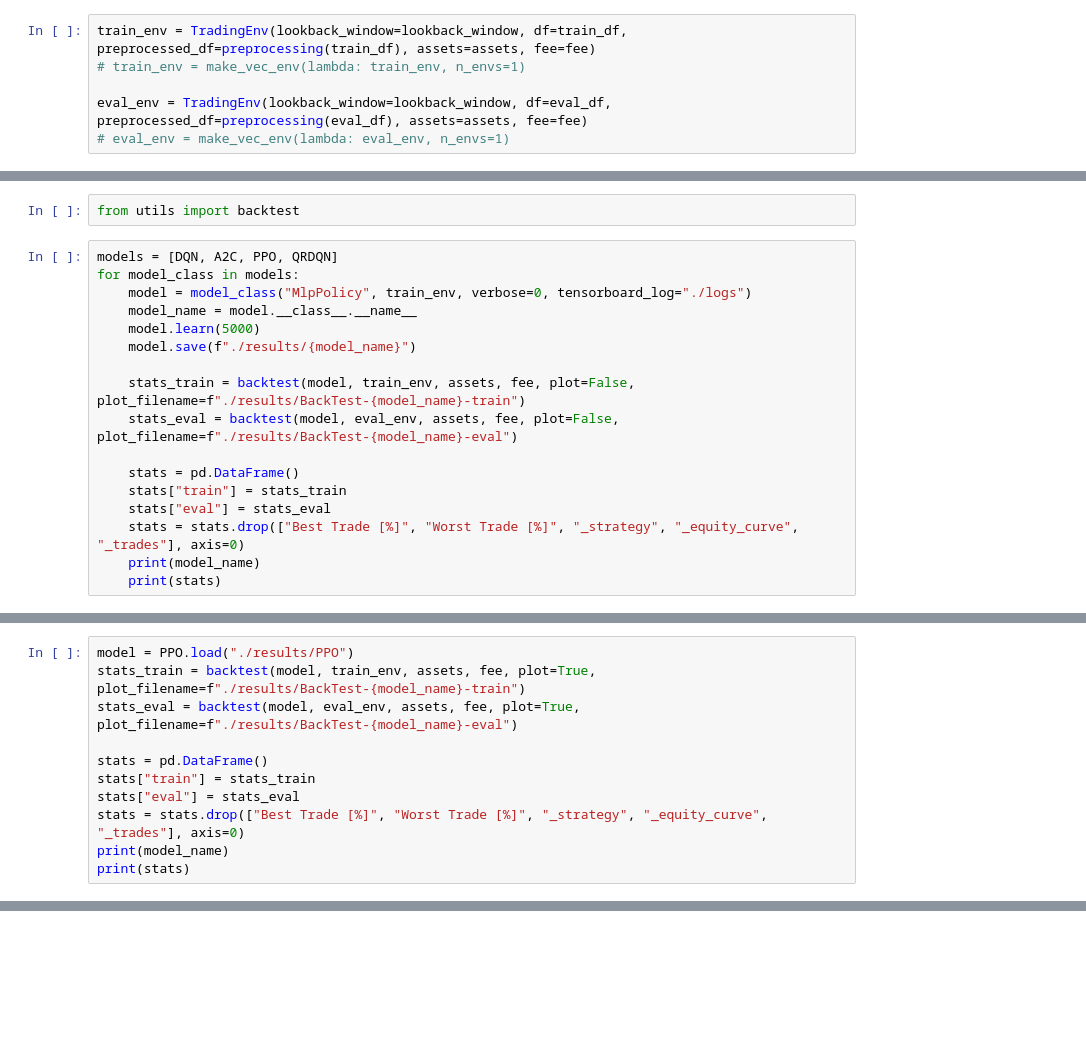
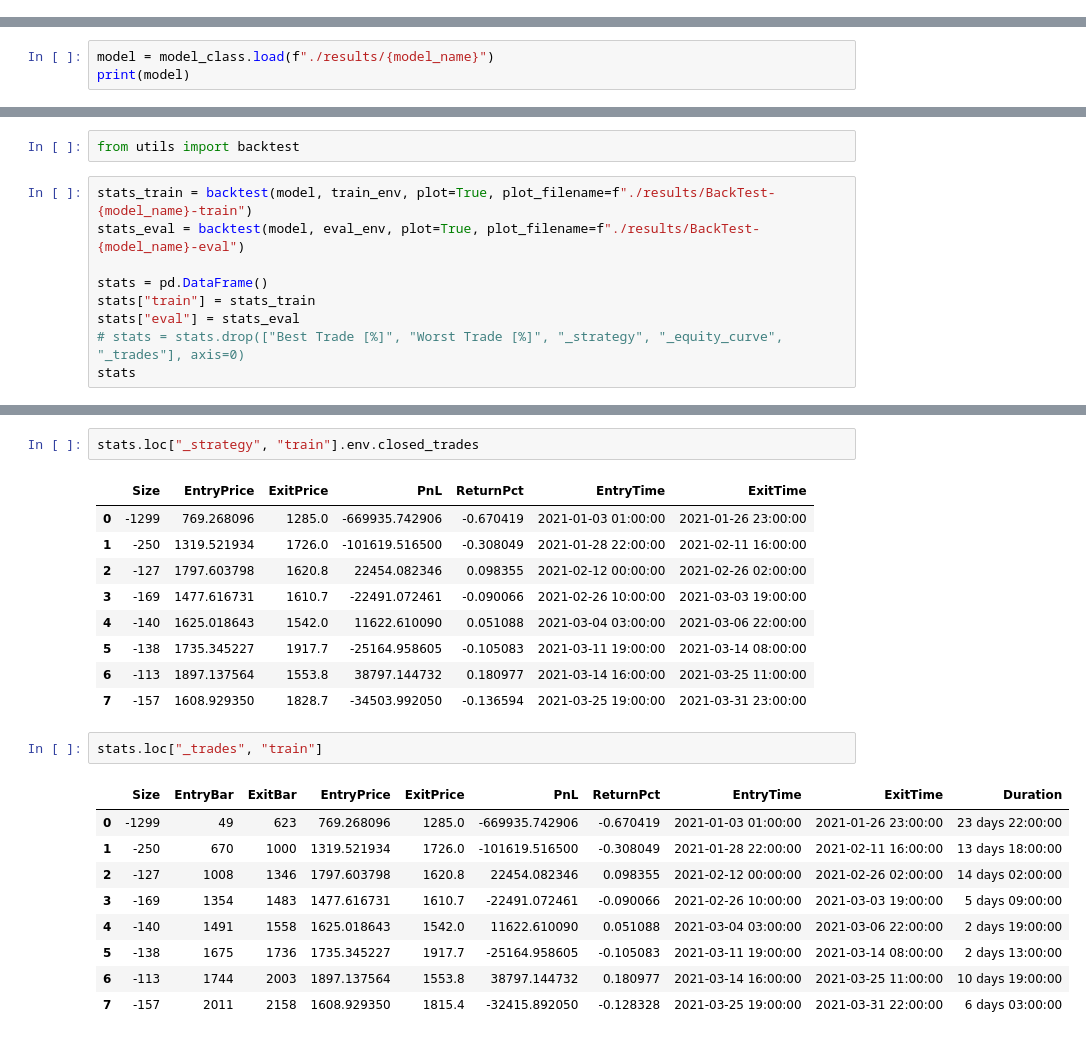
Before and after one commit to napnel/UoA-thesis-s1260099, a Jupyter notebook: main.ipynb, the cells around one changed output, grey strips where cells are left out. Drawn from its saved outputs; the diff is of its cells as text; blank space fills up the shorter version.

```diff
--- a/main.ipynb
+++ b/main.ipynb
@@ -34,6 +72,0 @@ Date
-# %%
-train_env = TradingEnv(lookback_window=lookback_window, df=train_df, preprocessed_df=preprocessing(train_df), assets=assets, fee=fee)
-# train_env = make_vec_env(lambda: train_env, n_envs=1)
-
-eval_env = TradingEnv(lookback_window=lookback_window, df=eval_df, preprocessed_df=preprocessing(eval_df), assets=assets, fee=fee)
-# eval_env = make_vec_env(lambda: eval_env, n_envs=1)
@@ -39,0 +85,3 @@ eval_env = TradingEnv(lookback_window=lookback_window, df=eval_df, preprocessed_
+# %%
+model = model_class.load(f"./results/{model_name}")
+print(model)
@@ -40,20 +131,12 @@ eval_env = TradingEnv(lookback_window=lookback_window, df=eval_df, preprocessed_
 # %%
 from utils import backtest
 # %%
-models = [DQN, A2C, PPO, QRDQN]
-for model_class in models:
-    model = model_class("MlpPolicy", train_env, verbose=0, tensorboard_log="./logs")
-    model_name = model.__class__.__name__
-    model.learn(5000)
-    model.save(f"./results/{model_name}")
+stats_train = backtest(model, train_env, plot=True, plot_filename=f"./results/BackTest-{model_name}-train")
+stats_eval = backtest(model, eval_env, plot=True, plot_filename=f"./results/BackTest-{model_name}-eval")
 
-    stats_train = backtest(model, train_env, assets, fee, plot=False, plot_filename=f"./results/BackTest-{model_name}-train")
-    stats_eval = backtest(model, eval_env, assets, fee, plot=False, plot_filename=f"./results/BackTest-{model_name}-eval")
-
-    stats = pd.DataFrame()
-    stats["train"] = stats_train
-    stats["eval"] = stats_eval
-    stats = stats.drop(["Best Trade [%]", "Worst Trade [%]", "_strategy", "_equity_curve", "_trades"], axis=0)
-    print(model_name)
-    print(stats)
+stats = pd.DataFrame()
+stats["train"] = stats_train
+stats["eval"] = stats_eval
+# stats = stats.drop(["Best Trade [%]", "Worst Trade [%]", "_strategy", "_equity_curve", "_trades"], axis=0)
+stats
 # %% [output]
@@ -94,11 +159,0 @@ del model
-# %%
-model = PPO.load("./results/PPO")
-stats_train = backtest(model, train_env, assets, fee, plot=True, plot_filename=f"./results/BackTest-{model_name}-train")
-stats_eval = backtest(model, eval_env, assets, fee, plot=True, plot_filename=f"./results/BackTest-{model_name}-eval")
-
-stats = pd.DataFrame()
-stats["train"] = stats_train
-stats["eval"] = stats_eval
-stats = stats.drop(["Best Trade [%]", "Worst Trade [%]", "_strategy", "_equity_curve", "_trades"], axis=0)
-print(model_name)
-print(stats)
@@ -122,0 +160,24 @@ SQN                                  -0.318             -1.13355
+# %%
+stats.loc["_strategy", "train"].env.closed_trades
+# %% [output]
+|  | Size | EntryPrice | ExitPrice | PnL | ReturnPct | EntryTime | ExitTime |
+| 0 | -1299 | 769.268096 | 1285.0 | -669935.742906 | -0.670419 | 2021-01-03 01:00:00 | 2021-01-26 23:00:00 |
+| 1 | -250 | 1319.521934 | 1726.0 | -101619.516500 | -0.308049 | 2021-01-28 22:00:00 | 2021-02-11 16:00:00 |
+| 2 | -127 | 1797.603798 | 1620.8 | 22454.082346 | 0.098355 | 2021-02-12 00:00:00 | 2021-02-26 02:00:00 |
+| 3 | -169 | 1477.616731 | 1610.7 | -22491.072461 | -0.090066 | 2021-02-26 10:00:00 | 2021-03-03 19:00:00 |
+| 4 | -140 | 1625.018643 | 1542.0 | 11622.610090 | 0.051088 | 2021-03-04 03:00:00 | 2021-03-06 22:00:00 |
+| 5 | -138 | 1735.345227 | 1917.7 | -25164.958605 | -0.105083 | 2021-03-11 19:00:00 | 2021-03-14 08:00:00 |
+| 6 | -113 | 1897.137564 | 1553.8 | 38797.144732 | 0.180977 | 2021-03-14 16:00:00 | 2021-03-25 11:00:00 |
+| 7 | -157 | 1608.929350 | 1828.7 | -34503.992050 | -0.136594 | 2021-03-25 19:00:00 | 2021-03-31 23:00:00 |
+# %%
+stats.loc["_trades", "train"]
+# %% [output]
+|  | Size | EntryBar | ExitBar | EntryPrice | ExitPrice | PnL | ReturnPct | EntryTime | ExitTime | Duration |
+| 0 | -1299 | 49 | 623 | 769.268096 | 1285.0 | -669935.742906 | -0.670419 | 2021-01-03 01:00:00 | 2021-01-26 23:00:00 | 23 days 22:00:00 |
+| 1 | -250 | 670 | 1000 | 1319.521934 | 1726.0 | -101619.516500 | -0.308049 | 2021-01-28 22:00:00 | 2021-02-11 16:00:00 | 13 days 18:00:00 |
+| 2 | -127 | 1008 | 1346 | 1797.603798 | 1620.8 | 22454.082346 | 0.098355 | 2021-02-12 00:00:00 | 2021-02-26 02:00:00 | 14 days 02:00:00 |
+| 3 | -169 | 1354 | 1483 | 1477.616731 | 1610.7 | -22491.072461 | -0.090066 | 2021-02-26 10:00:00 | 2021-03-03 19:00:00 | 5 days 09:00:00 |
+| 4 | -140 | 1491 | 1558 | 1625.018643 | 1542.0 | 11622.610090 | 0.051088 | 2021-03-04 03:00:00 | 2021-03-06 22:00:00 | 2 days 19:00:00 |
+| 5 | -138 | 1675 | 1736 | 1735.345227 | 1917.7 | -25164.958605 | -0.105083 | 2021-03-11 19:00:00 | 2021-03-14 08:00:00 | 2 days 13:00:00 |
+| 6 | -113 | 1744 | 2003 | 1897.137564 | 1553.8 | 38797.144732 | 0.180977 | 2021-03-14 16:00:00 | 2021-03-25 11:00:00 | 10 days 19:00:00 |
+| 7 | -157 | 2011 | 2158 | 1608.929350 | 1815.4 | -32415.892050 | -0.128328 | 2021-03-25 19:00:00 | 2021-03-31 22:00:00 | 6 days 03:00:00 |
```
Also changed, not shown: parts of 17 cells of this notebook, 2 other files.
